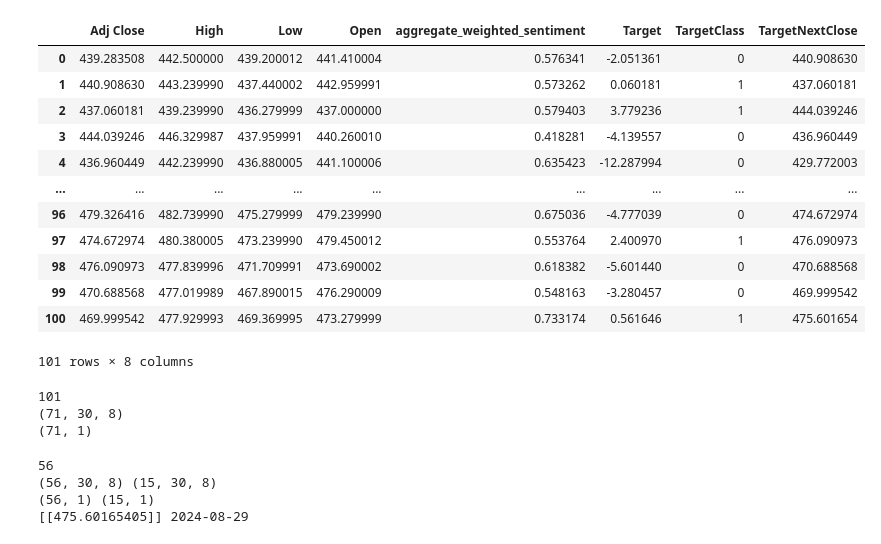
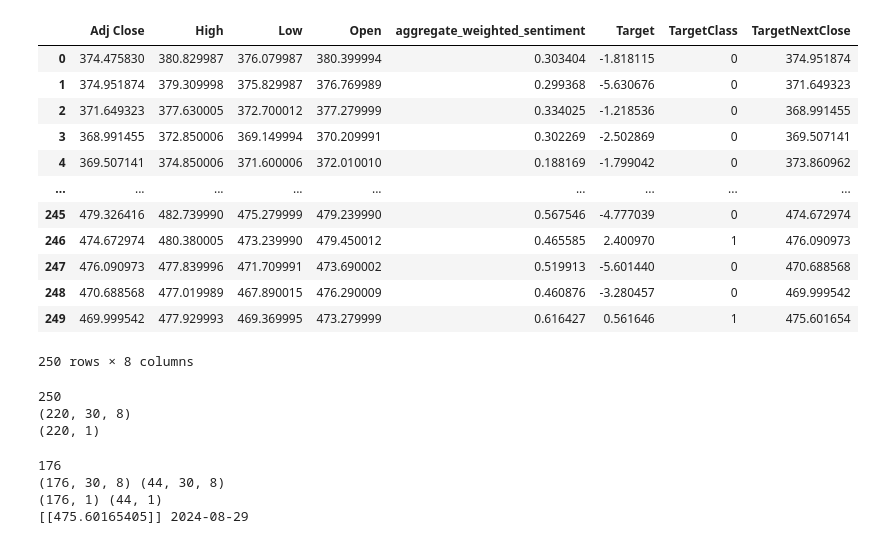
Before and after one commit to declanyg/CS506_Final_Project, a Jupyter notebook: potentialmodel.ipynb, the cells around one changed output. Drawn from its saved outputs; the diff is of its cells as text; code cells hidden in the pictures.

```diff
--- a/potentialmodel.ipynb
+++ b/potentialmodel.ipynb
@@ -17,6 +17,6 @@ E0000 00:00:1733635691.357267   39344 cuda_blas.cc:1418] Unable to register cuBL
 To enable the following instructions: AVX2 FMA, in other operations, rebuild TensorFlow with the appropriate compiler flags.
 # %%
-START = "2023-09-01"
+START = "2022-09-01"
 END = "2024-09-01"
 ticker = "QQQ"
 
@@ -196,7 +196,7 @@ import tensorflow as tf
 from pyti.relative_strength_index import relative_strength_index as rsi
 from pyti.exponential_moving_average import exponential_moving_average as ema
 # %%
-START = "2023-09-01"
+START = "2015-09-01"
 END = "2024-09-01"
 ticker = "QQQ"
 
@@ -311,48 +325,48 @@ def adjust_weights(row):
     # Adjust the weight for each source
     for source in news_sentiment_columns:
         if price_movement == 'up':
-            source_weights[source] += 0.1  # Increase weight when price goes up
+            source_weights[source] += 0.05  # Increase weight when price goes up
         elif price_movement == 'down':
             source_weights[source] -= 0.05  # Decrease weight when price goes down
 
     return source_weights
 
 combined_df['adjusted_weights'] = combined_df.apply(adjust_weights, axis=1)
 
 # Step 3: Apply the adjusted weights to the sentiment values
 weighted_sentiments = combined_df[news_sentiment_columns].copy()
 for idx, source in enumerate(news_sentiment_columns):
     weighted_sentiments[source] = combined_df.apply(lambda row: row[source] * row['adjusted_weights'][source], axis=1)
 
 # Step 4: Calculate aggregate weighted sentiment
 combined_df['aggregate_weighted_sentiment'] = weighted_sentiments.mean(axis=1)
 
 # Use aggregate weighted sentiment in the model
 final_df = combined_df[['Adj Close', 'High', 'Low', 'Open', 'aggregate_weighted_sentiment', 'Target', 'TargetClass', 'TargetNextClose']]
 
 
 time_published = combined_df['time_published'].values
 # final_df = combined_df[['Adj Close', 'High', 'Low', 'Open', 'Target', 'TargetClass', 'TargetNextClose']]
 
 
 data_set = final_df.iloc[:, 0:11]#.values
 pd.set_option('display.max_columns', None)
 
 display(final_df)
 # %% [output]
 |  | Adj Close | High | Low | Open | aggregate_weighted_sentiment | Target | TargetClass | TargetNextClose |
-| 0 | 439.283508 | 442.500000 | 439.200012 | 441.410004 | 0.576341 | -2.051361 | 0 | 440.908630 |
-| 1 | 440.908630 | 443.239990 | 437.440002 | 442.959991 | 0.573262 | 0.060181 | 1 | 437.060181 |
-| 2 | 437.060181 | 439.239990 | 436.279999 | 437.000000 | 0.579403 | 3.779236 | 1 | 444.039246 |
-| 3 | 444.039246 | 446.329987 | 437.959991 | 440.260010 | 0.418281 | -4.139557 | 0 | 436.960449 |
-| 4 | 436.960449 | 442.239990 | 436.880005 | 441.100006 | 0.635423 | -12.287994 | 0 | 429.772003 |
+| 0 | 374.475830 | 380.829987 | 376.079987 | 380.399994 | 0.303404 | -1.818115 | 0 | 374.951874 |
+| 1 | 374.951874 | 379.309998 | 375.829987 | 376.769989 | 0.299368 | -5.630676 | 0 | 371.649323 |
+| 2 | 371.649323 | 377.630005 | 372.700012 | 377.279999 | 0.334025 | -1.218536 | 0 | 368.991455 |
+| 3 | 368.991455 | 372.850006 | 369.149994 | 370.209991 | 0.302269 | -2.502869 | 0 | 369.507141 |
+| 4 | 369.507141 | 374.850006 | 371.600006 | 372.010010 | 0.188169 | -1.799042 | 0 | 373.860962 |
 | ... | ... | ... | ... | ... | ... | ... | ... | ... |
-| 96 | 479.326416 | 482.739990 | 475.279999 | 479.239990 | 0.675036 | -4.777039 | 0 | 474.672974 |
-| 97 | 474.672974 | 480.380005 | 473.239990 | 479.450012 | 0.553764 | 2.400970 | 1 | 476.090973 |
-| 98 | 476.090973 | 477.839996 | 471.709991 | 473.690002 | 0.618382 | -5.601440 | 0 | 470.688568 |
-| 99 | 470.688568 | 477.019989 | 467.890015 | 476.290009 | 0.548163 | -3.280457 | 0 | 469.999542 |
-| 100 | 469.999542 | 477.929993 | 469.369995 | 473.279999 | 0.733174 | 0.561646 | 1 | 475.601654 |
+| 245 | 479.326416 | 482.739990 | 475.279999 | 479.239990 | 0.567546 | -4.777039 | 0 | 474.672974 |
+| 246 | 474.672974 | 480.380005 | 473.239990 | 479.450012 | 0.465585 | 2.400970 | 1 | 476.090973 |
+| 247 | 476.090973 | 477.839996 | 471.709991 | 473.690002 | 0.519913 | -5.601440 | 0 | 470.688568 |
+| 248 | 470.688568 | 477.019989 | 467.890015 | 476.290009 | 0.460876 | -3.280457 | 0 | 469.999542 |
+| 249 | 469.999542 | 477.929993 | 469.369995 | 473.279999 | 0.616427 | 0.561646 | 1 | 475.601654 |
-101 rows × 8 columns
+250 rows × 8 columns
 # %%
 from sklearn.preprocessing import MinMaxScaler
 sc = MinMaxScaler(feature_range=(0,1))
@@ -398,9 +412,9 @@ X_reshaped_scaled = sc_X.fit_transform(X_reshaped)
 X = X_reshaped_scaled.reshape(X_shape[0], X_shape[1], -1)
 y = sc_y.fit_transform(y)
 # %% [output]
-101
-(71, 30, 8)
-(71, 1)
+250
+(220, 30, 8)
+(220, 1)
 # %%
 # split data into train test sets
 splitlimit = int(len(X)*0.8)
@@ -413,9 +427,9 @@ print(y_train.shape, y_test.shape)
 print(sc_y.inverse_transform([y_test[-1]]), corresponding_times[-1])
 # print(y_train)
 # %% [output]
-56
-(56, 30, 8) (15, 30, 8)
-(56, 1) (15, 1)
+176
+(176, 30, 8) (44, 30, 8)
+(176, 1) (44, 1)
 [[475.60165405]] 2024-08-29
 # %%
 from keras.models import Sequential
```
Also changed, not shown: parts of 17 cells of this notebook.
